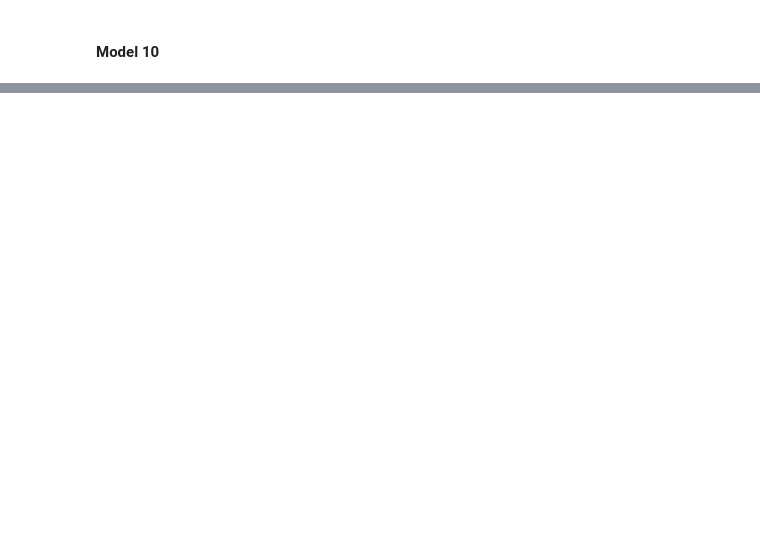
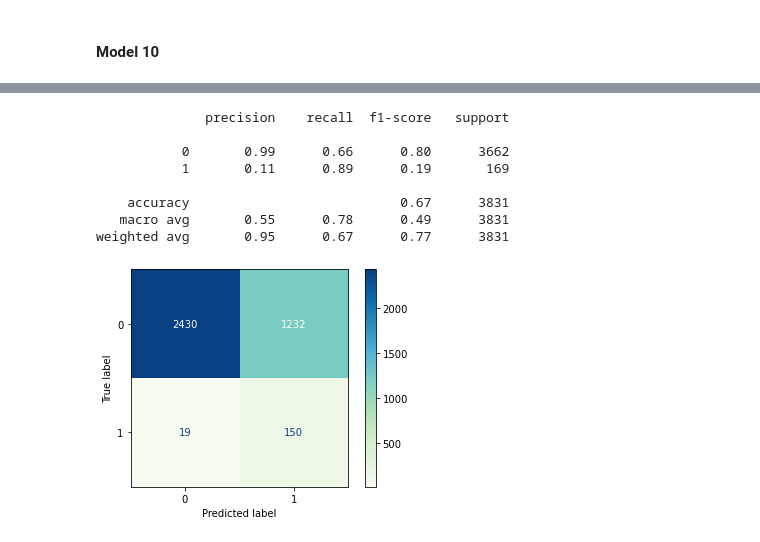
Before and after one commit to jasonarikupurathu/stroke-predictions, a Jupyter notebook: Analysis-Notebook.ipynb, the cells around one changed output, grey strips where cells are left out. Saved outputs shown, nothing was run; the diff lists cells and outputs as text; code cells hidden in the pictures; blank space fills up the shorter version.

```diff
--- a/Analysis-Notebook.ipynb
+++ b/Analysis-Notebook.ipynb
@@ -688 +353,13 @@ Pipeline(steps=[('trans',
+# %%
+evaluation_report(cv_xgb, X_train, y_train)
+# %% [output]
+              precision    recall  f1-score   support
+
+           0       0.99      0.66      0.80      3662
+           1       0.11      0.89      0.19       169
+
+    accuracy                           0.67      3831
+   macro avg       0.55      0.78      0.49      3831
+weighted avg       0.95      0.67      0.77      3831
+[figure, added]
 # %%
```
Also changed, not shown: parts of 47 cells of this notebook, 2 other files.
